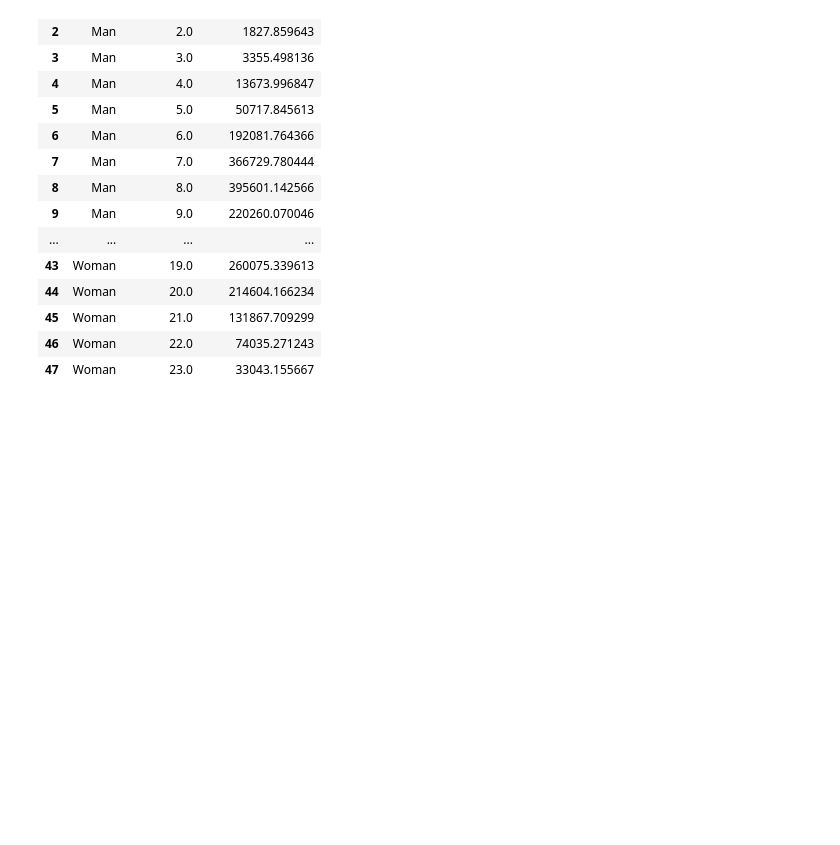
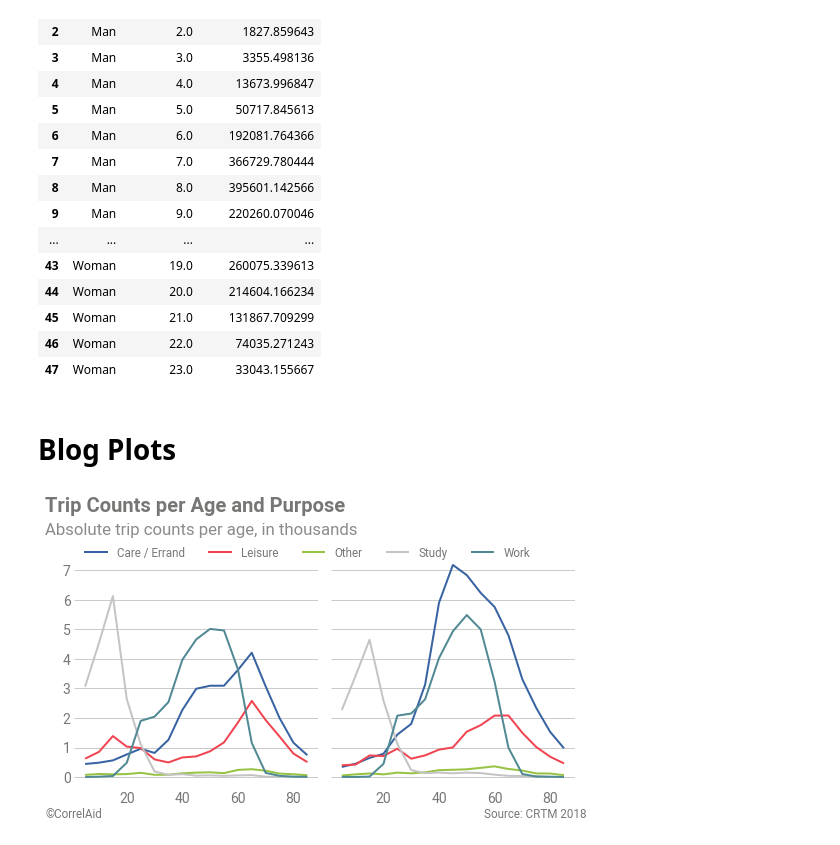
Before and after one commit to CorrelAid/gender-equality-and-mobility, a Jupyter notebook: notebooks/01_descriptive_analysis.ipynb, the cells around one changed output. Cells and saved outputs as stored; diff of their text form; code cells hidden in the pictures; blank space fills up the shorter version.

Commit message:
added plots for blog

```diff
--- a/notebooks/01_descriptive_analysis.ipynb
+++ b/notebooks/01_descriptive_analysis.ipynb
@@ -459,3 +461,5 @@ g
 | 45 | Woman | 21.0 | 131867.709299 |
 | 46 | Woman | 22.0 | 74035.271243 |
 | 47 | Woman | 23.0 | 33043.155667 |
+# %% [markdown]
+# Blog Plots
@@ -461,0 +469,38 @@ g
+# %%
+fig, ax = plt.subplots(1,2, figsize = (8,4), sharey=True)
+
+# amount of trips by purpose by age and sex
+t_age = df.loc[df.sex == "Man"].groupby(["rounded_age", "motive_simple"]).agg({"ELE_G_POND_ESC2": "count"}).reset_index()
+t_age = t_age[t_age.rounded_age < 90]
+t_age = t_age.pivot(index='rounded_age', columns='motive_simple', values='ELE_G_POND_ESC2')
+t_age_thousands = t_age / 1000.
+t_age_thousands.sort_index().plot(kind = "line", ax=ax[0])
+
+# weighted amount of trips by purpose by age and sex
+t_age = df.loc[df.sex == "Woman"].groupby(["rounded_age", "motive_simple"]).agg({"ELE_G_POND_ESC2": "count"}).reset_index()
+t_age = t_age[t_age.rounded_age < 90]
+t_age = t_age.pivot(index='rounded_age', columns='motive_simple', values='ELE_G_POND_ESC2')
+t_age_thousands = t_age / 1000.
+t_age_thousands.sort_index().plot(kind = "line", ax=ax[1])
+
+ax[1].legend().set_visible(False)
+
+handles, _ = ax[1].get_legend_handles_labels()
+labels = ['Care / Errand', 'Leisure', 'Other', 'Study', 'Work']
+ax[0].legend(handles, labels, loc="upper left", bbox_to_anchor=(-0., 1.08), ncol=5, fontsize="small")
+
+remove_axes_labels(fig)
+
+ax[0].grid(axis='x')
+ax[1].grid(axis='x')
+
+fig.subplots_adjust(wspace=0.05)
+
+add_title_and_subtitle(fig, "Trip Counts per Age and Purpose", "Absolute trip counts per age, in thousands", title_fontsize="x-large", subtitle_fontsize="large", title_y_pos=0.08, title_x_pos=0.03, subtitle_y_pos=-0.01, subtitle_x_pos=0.03)
+add_signature(fig, source="CRTM 2018", fontsize="small", copyright_x_pos=0.03, source_x_pos=-0.03, y_pos=-0.0)
+
+plt.savefig("20201220_gender_mobility_motive.png", facecolor=fig.get_facecolor(), edgecolor='none', bbox_inches='tight',
+               transparent=True,
+               pad_inches=0, dpi=200)
+# %% [output]
+[figure, added]
```
Also changed, not shown: parts of 23 cells of this notebook, 1 other file.
